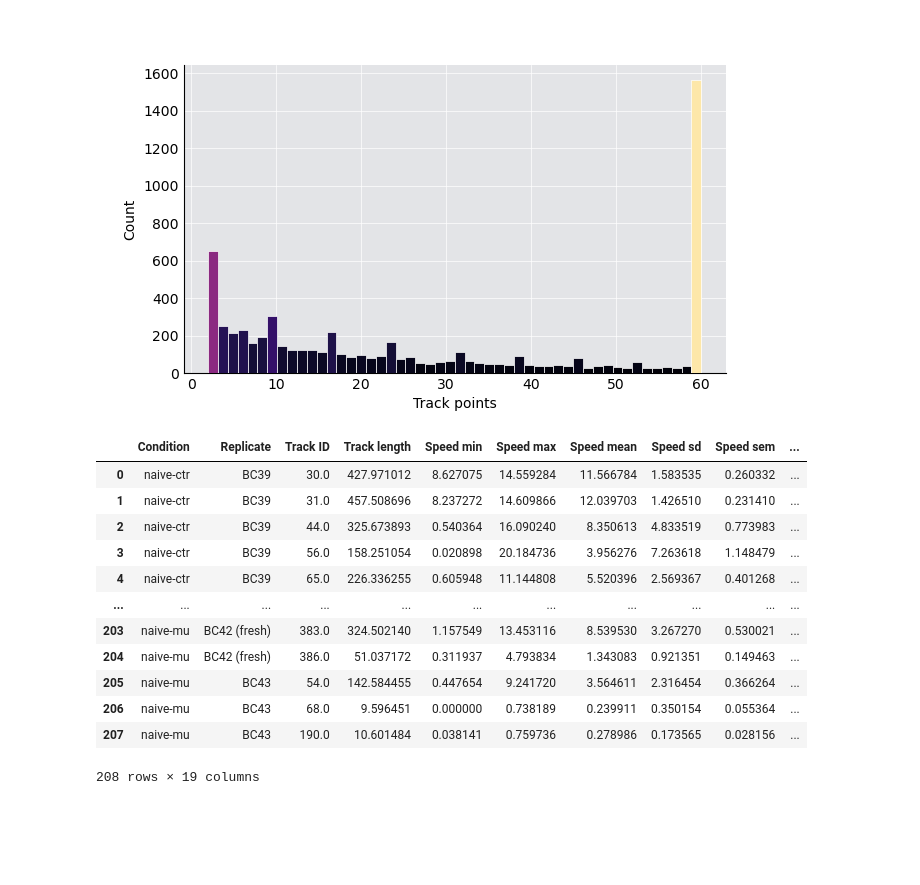
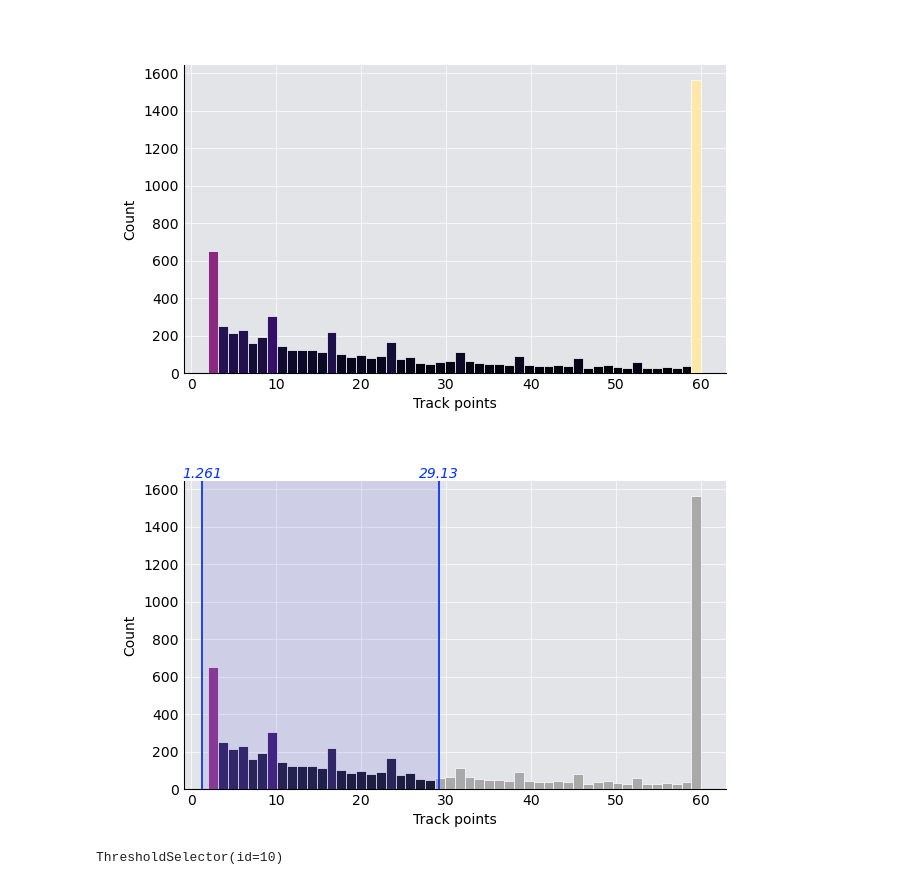
Before and after one commit to BranislavModriansky/Peregrin, a Jupyter notebook: lib/peregrin/Z_sketches/filter_computations.ipynb, the cells around one changed output. Drawn from its saved outputs; the diff is of its cells as text; code cells hidden in the pictures; blank space fills up the shorter version.

```diff
--- a/lib/peregrin/Z_sketches/filter_computations.ipynb
+++ b/lib/peregrin/Z_sketches/filter_computations.ipynb
@@ -1259,23 +1292,12 @@ jitter_sel.apply()
 # %%
-threshold_sel = f.threshold(gated, "Track points", bins=50)
+threshold_sel = filter.threshold(df, "Track points", bins=50)
 # %% [output]
 [figure]
 # %%
-threshold_sel.apply()
+filter.threshold(df, "Track points", bins=50, limits=[threshold_sel.result["min"], threshold_sel.result["max"]])
 # %% [output]
-|  | Condition | Replicate | Track ID | Track length | Speed min | Speed max | Speed mean | Speed sd | Speed sem | ... |
-| 0 | naive-ctr | BC39 | 30.0 | 427.971012 | 8.627075 | 14.559284 | 11.566784 | 1.583535 | 0.260332 | ... |
-| 1 | naive-ctr | BC39 | 31.0 | 457.508696 | 8.237272 | 14.609866 | 12.039703 | 1.426510 | 0.231410 | ... |
-| 2 | naive-ctr | BC39 | 44.0 | 325.673893 | 0.540364 | 16.090240 | 8.350613 | 4.833519 | 0.773983 | ... |
-| 3 | naive-ctr | BC39 | 56.0 | 158.251054 | 0.020898 | 20.184736 | 3.956276 | 7.263618 | 1.148479 | ... |
-| 4 | naive-ctr | BC39 | 65.0 | 226.336255 | 0.605948 | 11.144808 | 5.520396 | 2.569367 | 0.401268 | ... |
-| ... | ... | ... | ... | ... | ... | ... | ... | ... | ... | ... |
-| 203 | naive-mu | BC42 (fresh) | 383.0 | 324.502140 | 1.157549 | 13.453116 | 8.539530 | 3.267270 | 0.530021 | ... |
-| 204 | naive-mu | BC42 (fresh) | 386.0 | 51.037172 | 0.311937 | 4.793834 | 1.343083 | 0.921351 | 0.149463 | ... |
-| 205 | naive-mu | BC43 | 54.0 | 142.584455 | 0.447654 | 9.241720 | 3.564611 | 2.316454 | 0.366264 | ... |
-| 206 | naive-mu | BC43 | 68.0 | 9.596451 | 0.000000 | 0.738189 | 0.239911 | 0.350154 | 0.055364 | ... |
-| 207 | naive-mu | BC43 | 190.0 | 10.601484 | 0.038141 | 0.759736 | 0.278986 | 0.173565 | 0.028156 | ... |
+[figure, added]
-208 rows × 19 columns
+ThresholdSelector(id=10)
 # %%
 f.threshold?
 # %% [output]
```
Also changed, not shown: parts of 9 cells of this notebook, 6 other files.
